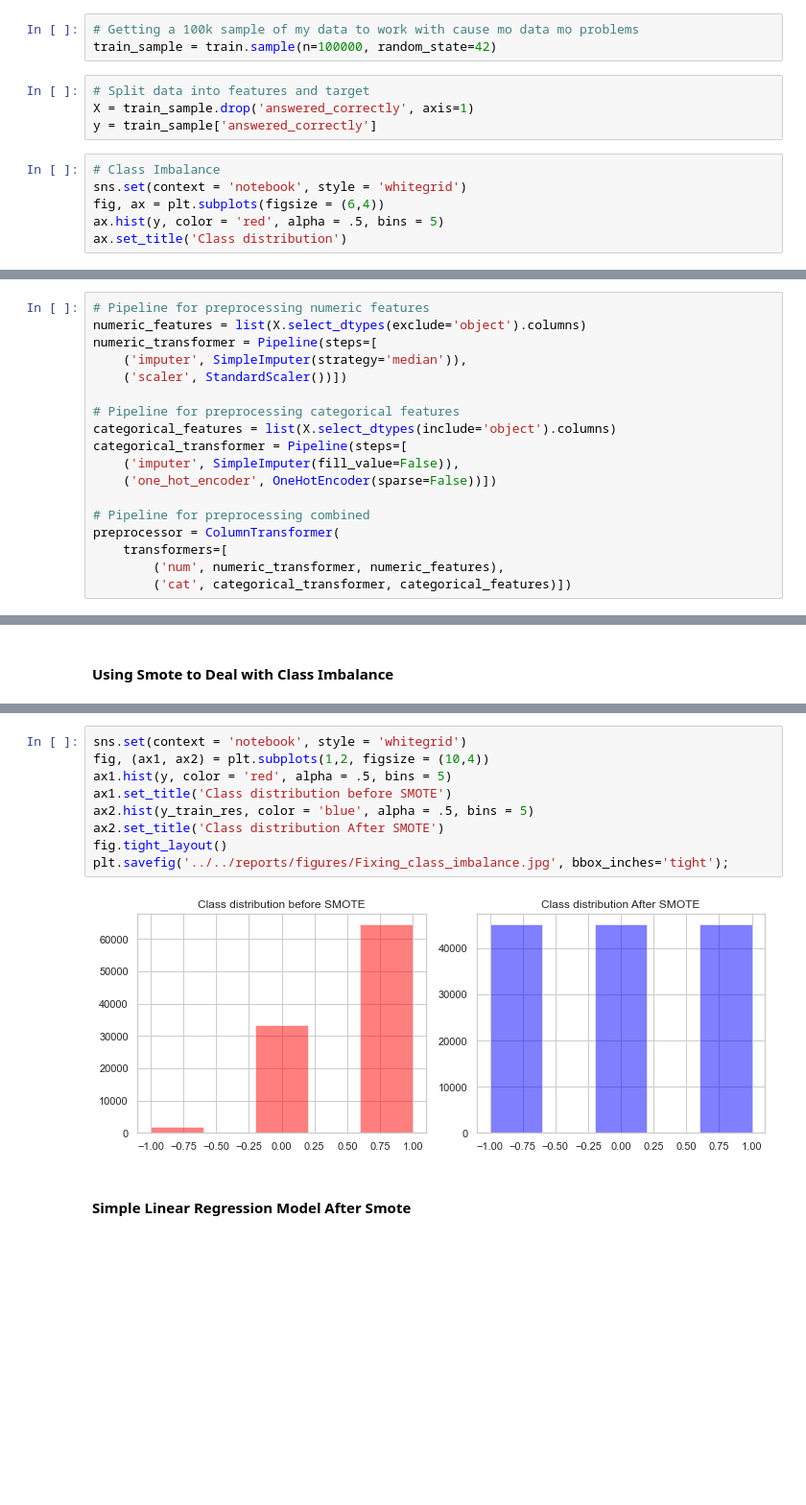
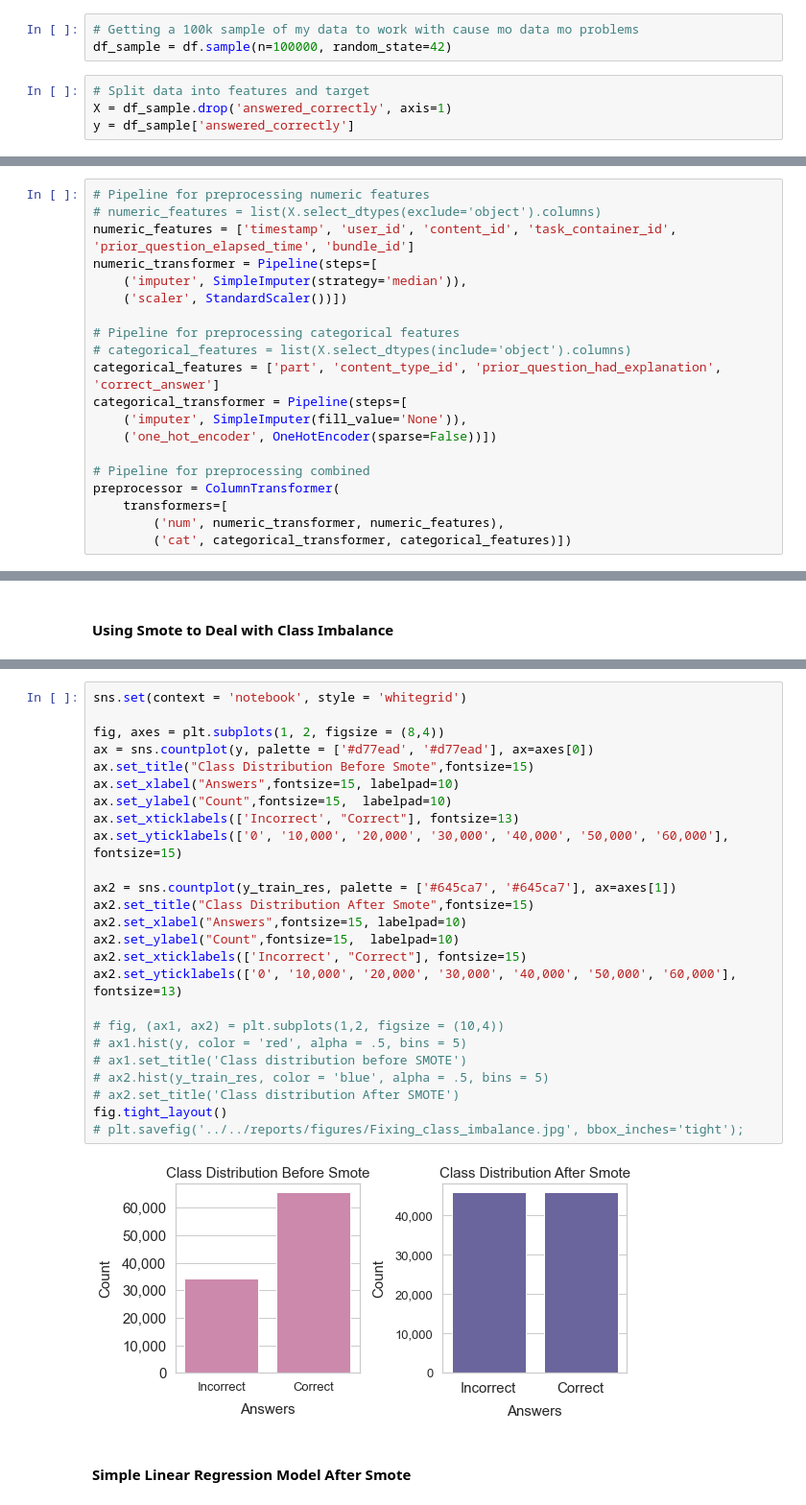
Before and after one commit to SinShady/Riiid_AI_Tutor-Answer_Correctness_Predictions, a Jupyter notebook: notebooks/exploratory/eda-small-100k.ipynb, the cells around one changed output, grey strips where cells are left out. Shown at 96% size. Drawn from its saved outputs; the diff is of its cells as text; blank space fills up the shorter version.

```diff
--- a/notebooks/exploratory/eda-small-100k.ipynb
+++ b/notebooks/exploratory/eda-small-100k.ipynb
@@ -193,13 +245,7 @@ train.head()
 # %%
 # Getting a 100k sample of my data to work with cause mo data mo problems
-train_sample = train.sample(n=100000, random_state=42)
+df_sample = df.sample(n=100000, random_state=42)
 # %%
 # Split data into features and target
-X = train_sample.drop('answered_correctly', axis=1)
-y = train_sample['answered_correctly']
+X = df_sample.drop('answered_correctly', axis=1)
+y = df_sample['answered_correctly']
-# %%
-# Class Imbalance
-sns.set(context = 'notebook', style = 'whitegrid')
-fig, ax = plt.subplots(figsize = (6,4))
-ax.hist(y, color = 'red', alpha = .5, bins = 5)
-ax.set_title('Class distribution')
@@ -213,15 +275,17 @@ Text(0.5, 1.0, 'Class distribution')
 X_train, X_test, y_train, y_test = train_test_split(X, y, test_size=.3, random_state=42)
 # %%
 # Pipeline for preprocessing numeric features
-numeric_features = list(X.select_dtypes(exclude='object').columns)
+# numeric_features = list(X.select_dtypes(exclude='object').columns)
+numeric_features = ['timestamp', 'user_id', 'content_id', 'task_container_id', 'prior_question_elapsed_time', 'bundle_id']
 numeric_transformer = Pipeline(steps=[
     ('imputer', SimpleImputer(strategy='median')),
     ('scaler', StandardScaler())])
 
 # Pipeline for preprocessing categorical features
-categorical_features = list(X.select_dtypes(include='object').columns)
+# categorical_features = list(X.select_dtypes(include='object').columns)
+categorical_features = ['part', 'content_type_id', 'prior_question_had_explanation', 'correct_answer']
 categorical_transformer = Pipeline(steps=[
-    ('imputer', SimpleImputer(fill_value=False)),
+    ('imputer', SimpleImputer(fill_value='None')),
     ('one_hot_encoder', OneHotEncoder(sparse=False))])
 
 # Pipeline for preprocessing combined
@@ -313,14 +377,30 @@ After OverSampling, counts of label 1: 45233
 # %%
 sns.set(context = 'notebook', style = 'whitegrid')
-fig, (ax1, ax2) = plt.subplots(1,2, figsize = (10,4))
-ax1.hist(y, color = 'red', alpha = .5, bins = 5)
-ax1.set_title('Class distribution before SMOTE')
-ax2.hist(y_train_res, color = 'blue', alpha = .5, bins = 5)
-ax2.set_title('Class distribution After SMOTE')
+
+fig, axes = plt.subplots(1, 2, figsize = (8,4))
+ax = sns.countplot(y, palette = ['#d77ead', '#d77ead'], ax=axes[0])
+ax.set_title("Class Distribution Before Smote",fontsize=15)
+ax.set_xlabel("Answers",fontsize=15, labelpad=10)
+ax.set_ylabel("Count",fontsize=15,  labelpad=10)
+ax.set_xticklabels(['Incorrect', "Correct"], fontsize=13)
+ax.set_yticklabels(['0', '10,000', '20,000', '30,000', '40,000', '50,000', '60,000'], fontsize=15)
+
+ax2 = sns.countplot(y_train_res, palette = ['#645ca7', '#645ca7'], ax=axes[1])
+ax2.set_title("Class Distribution After Smote",fontsize=15)
+ax2.set_xlabel("Answers",fontsize=15, labelpad=10)
+ax2.set_ylabel("Count",fontsize=15,  labelpad=10)
+ax2.set_xticklabels(['Incorrect', "Correct"], fontsize=15)
+ax2.set_yticklabels(['0', '10,000', '20,000', '30,000', '40,000', '50,000', '60,000'], fontsize=13)
+
+# fig, (ax1, ax2) = plt.subplots(1,2, figsize = (10,4))
+# ax1.hist(y, color = 'red', alpha = .5, bins = 5)
+# ax1.set_title('Class distribution before SMOTE')
+# ax2.hist(y_train_res, color = 'blue', alpha = .5, bins = 5)
+# ax2.set_title('Class distribution After SMOTE')
 fig.tight_layout()
-plt.savefig('../../reports/figures/Fixing_class_imbalance.jpg', bbox_inches='tight');
+# plt.savefig('../../reports/figures/Fixing_class_imbalance.jpg', bbox_inches='tight');
 # %% [output]
-[figure, old version]
+[figure, new version]
 # %% [markdown]
 #### Simple Linear Regression Model After Smote
 # %%
```
Also changed, not shown: parts of 69 cells of this notebook, 6 other files.
